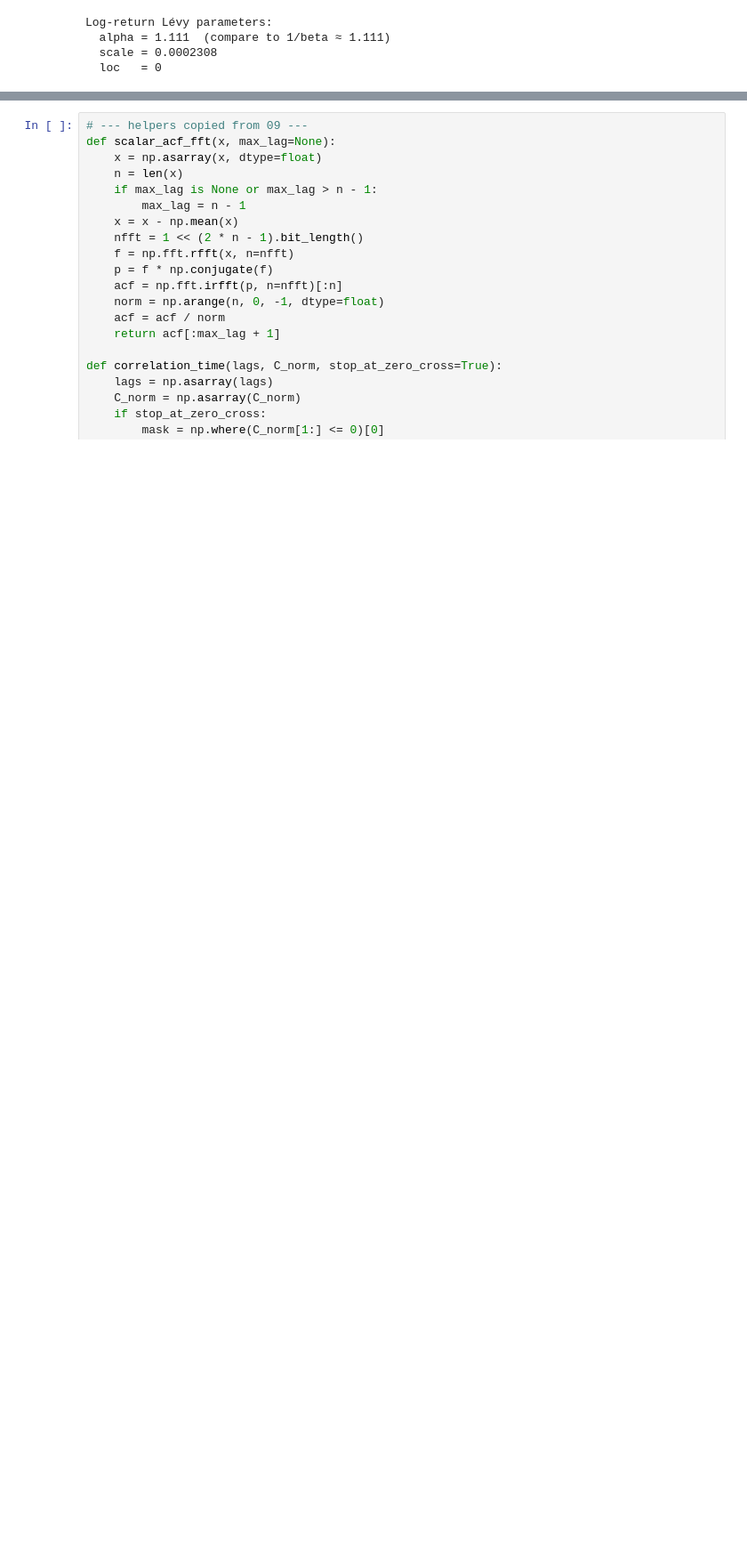
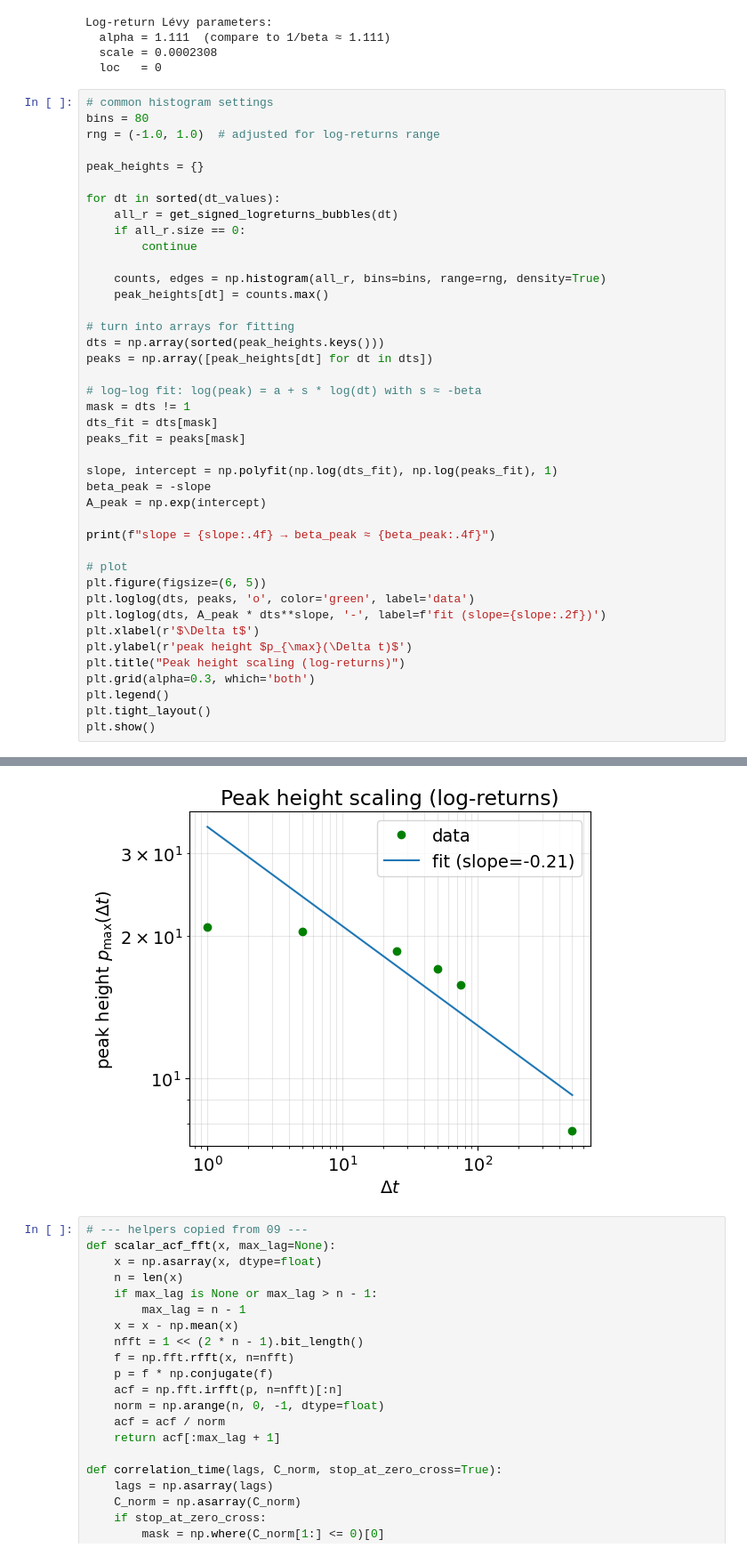
Before and after one commit to conorkirby/capstone, a Jupyter notebook: ProjectNotebooks/04_LogReturns.ipynb, the cells around one changed output, grey strips where cells are left out. Shown at 89% size. Drawn from its saved outputs; the diff is of its cells as text; blank space fills up the shorter version.

```diff
--- a/ProjectNotebooks/04_LogReturns.ipynb
+++ b/ProjectNotebooks/04_LogReturns.ipynb
@@ -553,3 +553,45 @@ Log-return Lévy parameters:
   alpha = 1.111  (compare to 1/beta ≈ 1.111)
   scale = 0.0002308
   loc   = 0
+# %%
+# common histogram settings
+bins = 80
+rng = (-1.0, 1.0)  # adjusted for log-returns range
+
+peak_heights = {}
+
+for dt in sorted(dt_values):
+    all_r = get_signed_logreturns_bubbles(dt)
+    if all_r.size == 0:
+        continue
+
+    counts, edges = np.histogram(all_r, bins=bins, range=rng, density=True)
+    peak_heights[dt] = counts.max()
+
+# turn into arrays for fitting
+dts = np.array(sorted(peak_heights.keys()))
+peaks = np.array([peak_heights[dt] for dt in dts])
+
+# log–log fit: log(peak) = a + s * log(dt) with s ≈ -beta
+mask = dts != 1
+dts_fit = dts[mask]
+peaks_fit = peaks[mask]
+
+slope, intercept = np.polyfit(np.log(dts_fit), np.log(peaks_fit), 1)
+beta_peak = -slope
+A_peak = np.exp(intercept)
+
+print(f"slope = {slope:.4f} → beta_peak ≈ {beta_peak:.4f}")
+
+# plot
+plt.figure(figsize=(6, 5))
+plt.loglog(dts, peaks, 'o', color='green', label='data')
+plt.loglog(dts, A_peak * dts**slope, '-', label=f'fit (slope={slope:.2f})')
+plt.xlabel(r'$\Delta t$')
+plt.ylabel(r'peak height $p_{\max}(\Delta t)$')
+plt.title("Peak height scaling (log-returns)")
+plt.grid(alpha=0.3, which='both')
+plt.legend()
+plt.tight_layout()
+plt.show()
+# %% [output]
@@ -556,3 +599,4 @@ Log-return Lévy parameters:
+[figure, added]
 # %%
 # --- helpers copied from 09 ---
 def scalar_acf_fft(x, max_lag=None):
```
Also changed, not shown: parts of 1 cell of this notebook, 3 other files.
